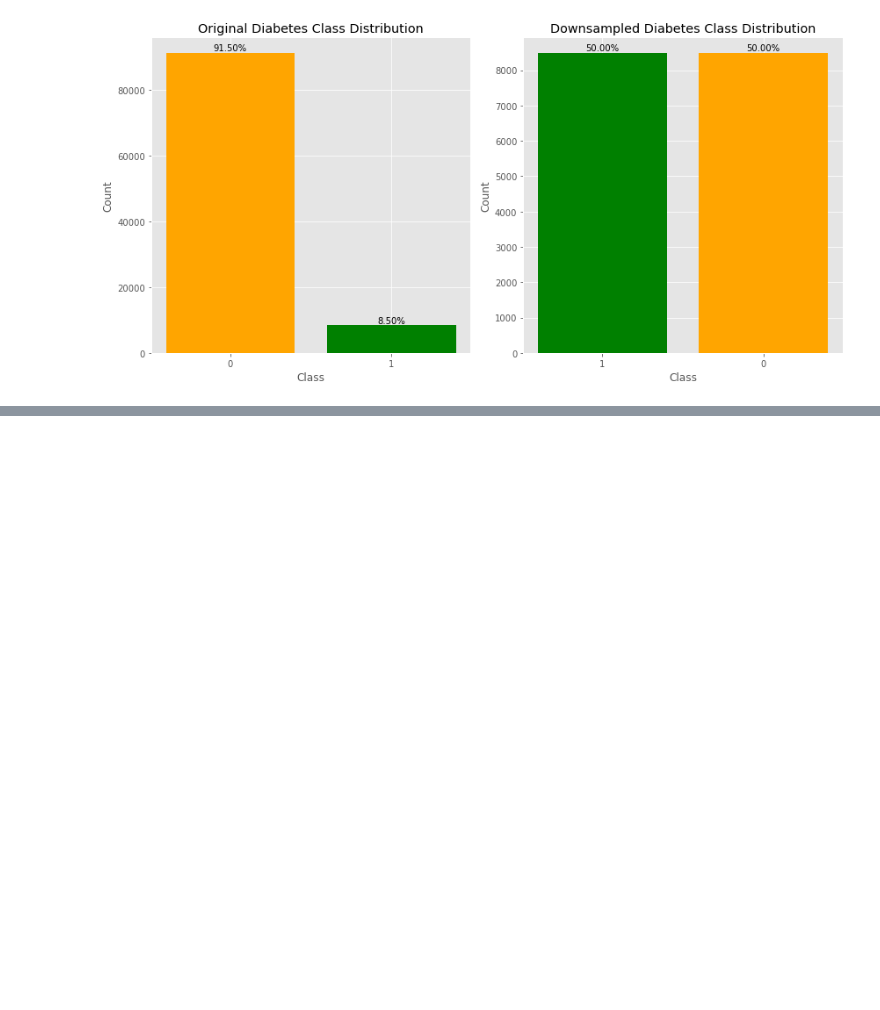
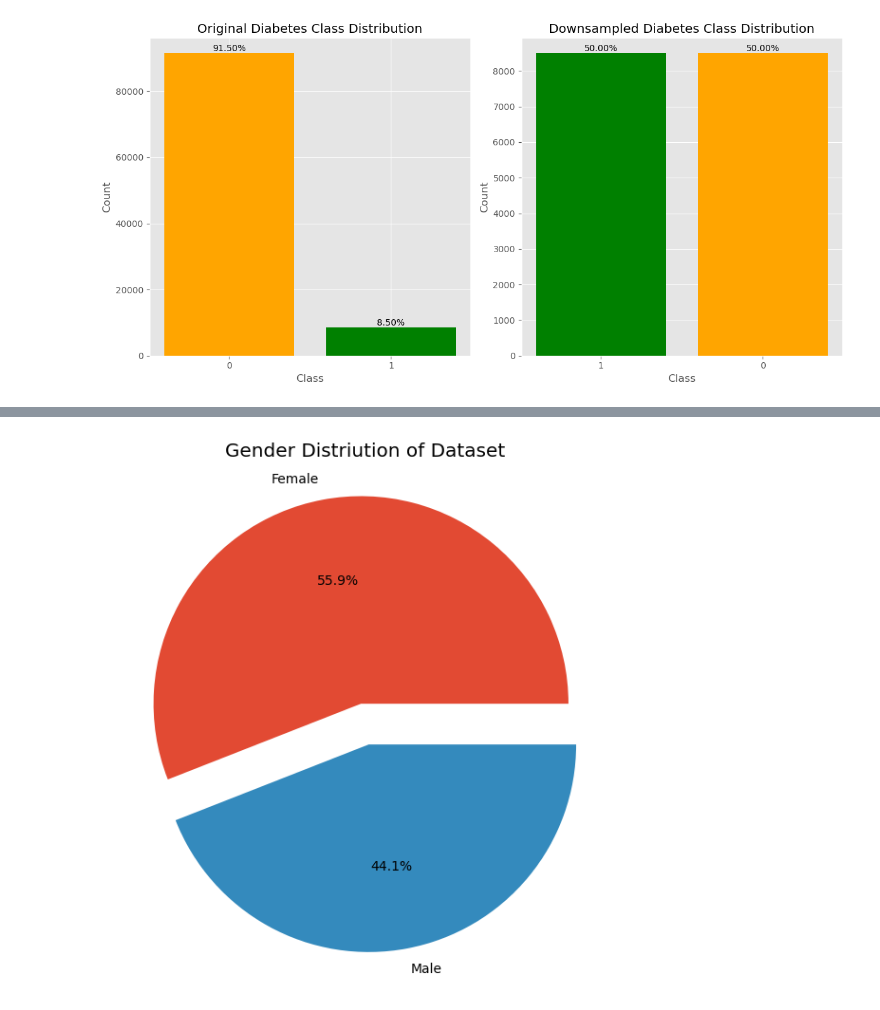
Before and after one commit to joycelovedorial/IS424-Data-Mining, a Jupyter notebook: Diabetes Prediction Latest.ipynb, the cells around one changed output, grey strips where cells are left out. Drawn from its saved outputs; the diff is of its cells as text; code cells hidden in the pictures; blank space fills up the shorter version.

```diff
--- a/Diabetes Prediction Latest.ipynb
+++ b/Diabetes Prediction Latest.ipynb
@@ -617,0 +647,13 @@ down_samples
+# %%
+df_new = down_samples.select_dtypes(include=[np.number])
+
+gender_dist = df_new["gender"].value_counts()
+plt.figure(figsize=(10, 6))
+#plt.subplot(1, 2, 1)  # Subplot for the pie chart
+explode = [0.1, 0.1]
+plt.pie(gender_dist, labels=["Female", "Male"],explode=explode, autopct="%1.1f%%")
+plt.title("Gender Distriution of Dataset")
+plt.tight_layout()  # Adjust layout to prevent overlapping
+plt.show()
+# %% [output]
+[figure, added]
```
Also changed, not shown: parts of 21 cells of this notebook.
